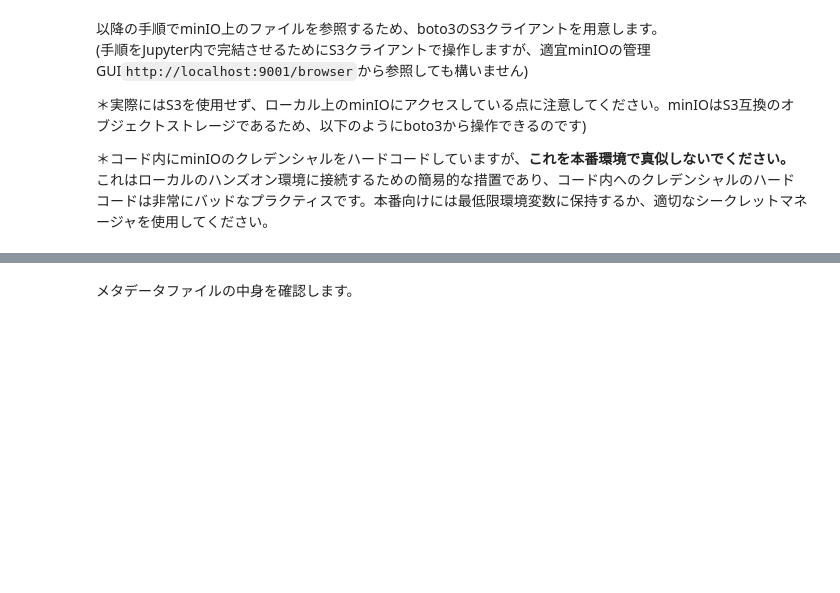
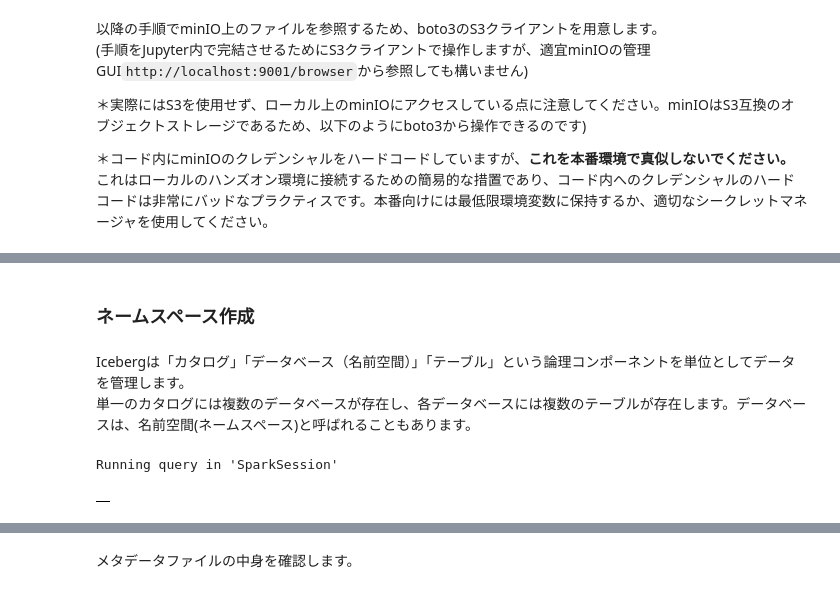
Before and after one commit to murashitas/iceberg_book_handson, a Jupyter notebook: examples/ch2-query-lifecycle.ipynb, the cells around one changed output, grey strips where cells are left out. Drawn from its saved outputs; the diff is of its cells as text; code cells hidden in the pictures; blank space fills up the shorter version.

```diff
--- a/examples/ch2-query-lifecycle.ipynb
+++ b/examples/ch2-query-lifecycle.ipynb
@@ -93 +98,13 @@ for bucket in response['Buckets']:
+# %% [markdown]
+### ネームスペース作成
+# %% [markdown]
+Icebergは「カタログ」「データベース（名前空間）」「テーブル」という論理コンポーネントを単位としてデータを管理します。<br/>
+単一のカタログには複数のデータベースが存在し、各データベースには複数のテーブルが存在します。データベースは、名前空間(ネームスペース)と呼ばれることもあります。
+# %%
+%%sql
+
+CREATE NAMESPACE IF NOT EXISTS demo
+# %% [output]
+Running query in 'SparkSession'
+|  |
 # %% [markdown]
```
Also changed, not shown: parts of 41 cells of this notebook.
